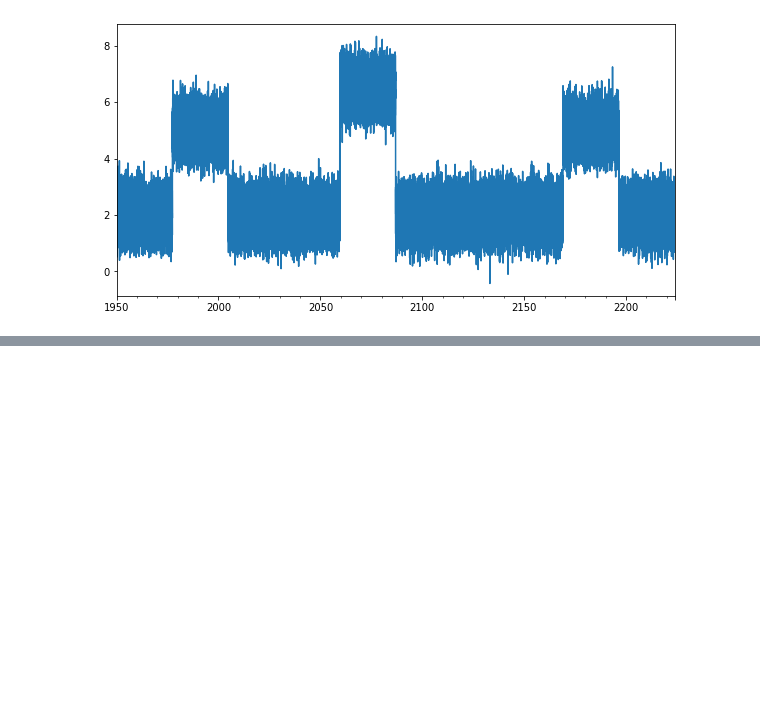
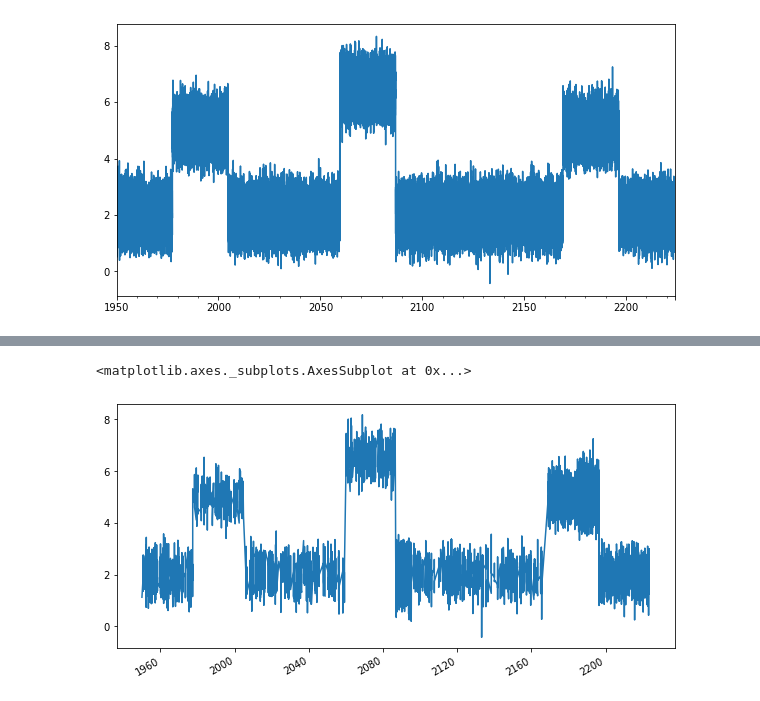
Before and after one commit to Barbarioli/OTSS, a Jupyter notebook: examples.ipynb, the cells around one changed output, grey strips where cells are left out. Drawn from its saved outputs; the diff is of its cells as text; code cells hidden in the pictures; blank space fills up the shorter version.

```diff
--- a/examples.ipynb
+++ b/examples.ipynb
@@ -601,0 +634,17 @@ Freq: D, dtype: float64
+# %%
+def retrieve_data(return_queue):
+
+    subsample = pd.Series(return_queue.get())
+
+    while return_queue.empty() == False:
+
+        subsample = pd.concat([subsample,pd.Series(return_queue.get())])
+
+    return subsample
+# %%
+online_subsample = retrieve_data(return_queue)
+# %%
+online_subsample.plot(figsize=(10, 5))
+# %% [output]
+<matplotlib.axes._subplots.AxesSubplot at 0x...>
+[figure, added]
```
Also changed, not shown: parts of 7 cells of this notebook.
